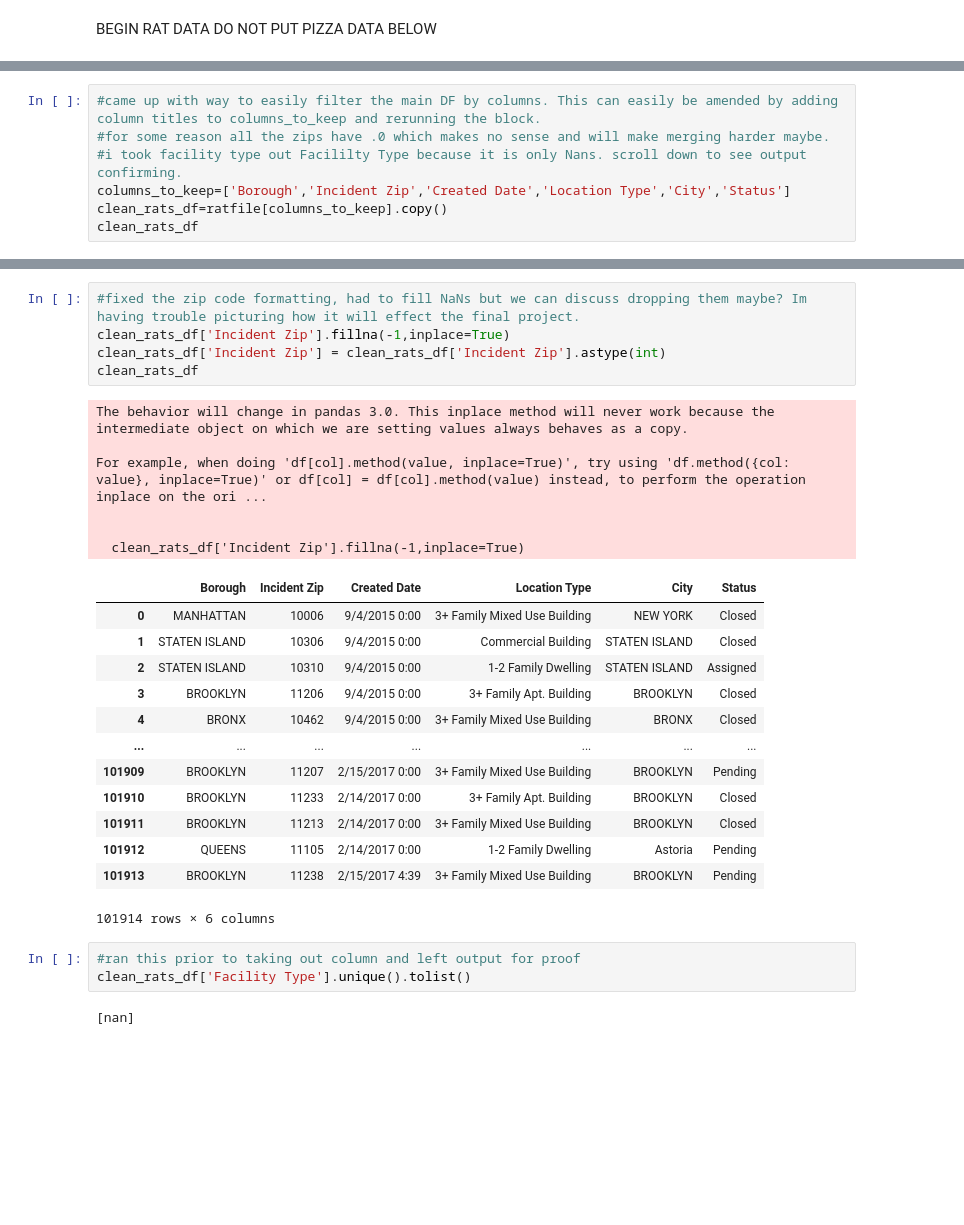
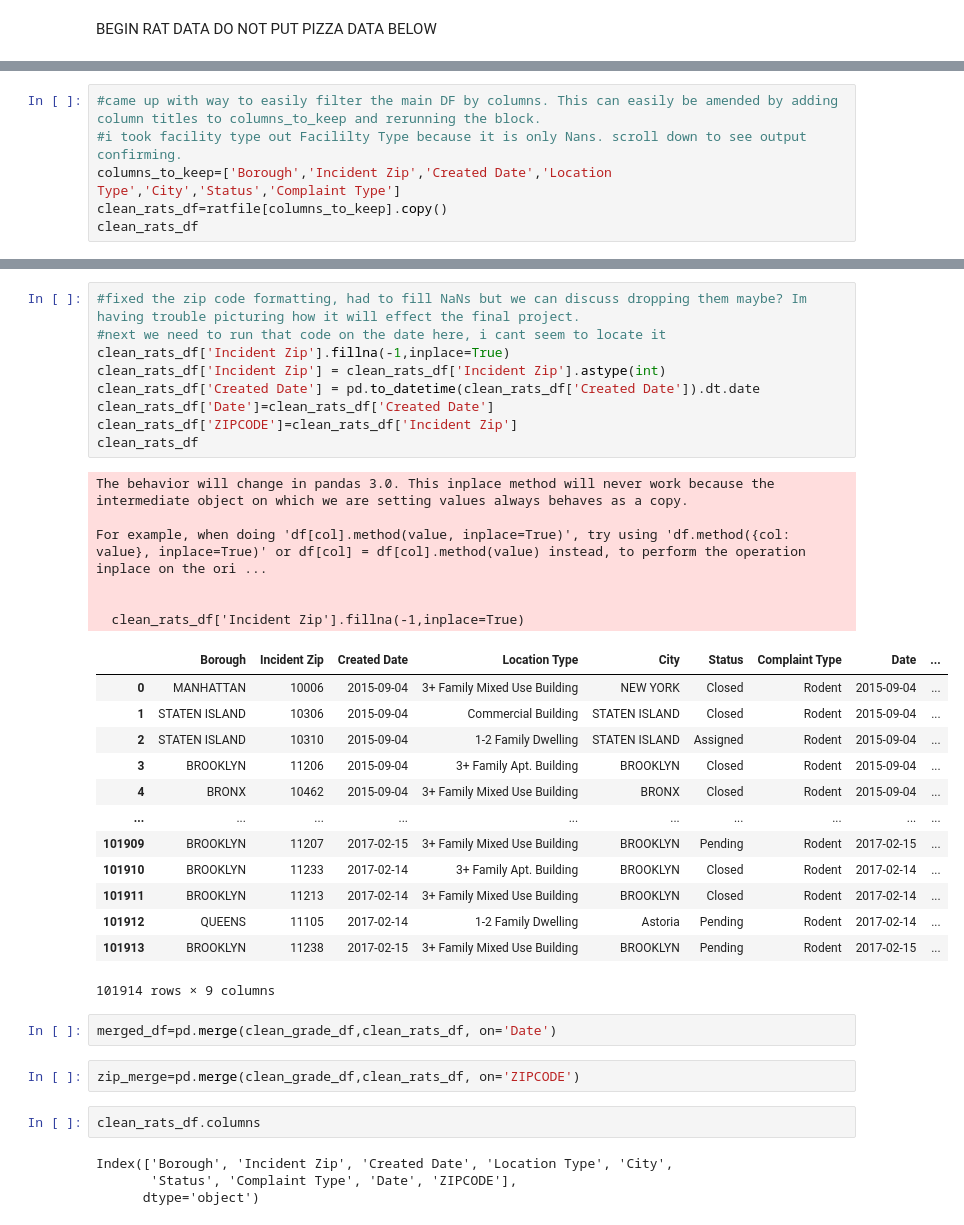
Before and after one commit to troyflood94/pizza_rats, a Jupyter notebook: pizza_rats.ipynb, the cells around one changed output, grey strips where cells are left out. Cells and saved outputs as stored; diff of their text form; blank space fills up the shorter version.

```diff
--- a/pizza_rats.ipynb
+++ b/pizza_rats.ipynb
@@ -96,8 +147,7 @@ ratfile
 # %%
 #came up with way to easily filter the main DF by columns. This can easily be amended by adding column titles to columns_to_keep and rerunning the block.
-#for some reason all the zips have .0 which makes no sense and will make merging harder maybe.
 #i took facility type out Facililty Type because it is only Nans. scroll down to see output confirming.
-columns_to_keep=['Borough','Incident Zip','Created Date','Location Type','City','Status']
+columns_to_keep=['Borough','Incident Zip','Created Date','Location Type','City','Status','Complaint Type']
 clean_rats_df=ratfile[columns_to_keep].copy()
 clean_rats_df
 # %% [output]
@@ -117,30 +167,39 @@ clean_rats_df
 # %%
 #fixed the zip code formatting, had to fill NaNs but we can discuss dropping them maybe? Im having trouble picturing how it will effect the final project.
+#next we need to run that code on the date here, i cant seem to locate it
 clean_rats_df['Incident Zip'].fillna(-1,inplace=True)
 clean_rats_df['Incident Zip'] = clean_rats_df['Incident Zip'].astype(int)
+clean_rats_df['Created Date'] = pd.to_datetime(clean_rats_df['Created Date']).dt.date
+clean_rats_df['Date']=clean_rats_df['Created Date']
+clean_rats_df['ZIPCODE']=clean_rats_df['Incident Zip']
 clean_rats_df
 # %% [output]
 The behavior will change in pandas 3.0. This inplace method will never work because the intermediate object on which we are setting values always behaves as a copy.
 
 For example, when doing 'df[col].method(value, inplace=True)', try using 'df.method({col: value}, inplace=True)' or df[col] = df[col].method(value) instead, to perform the operation inplace on the ori ...
 
 
   clean_rats_df['Incident Zip'].fillna(-1,inplace=True)
-|  | Borough | Incident Zip | Created Date | Location Type | City | Status |
-| 0 | MANHATTAN | 10006 | 9/4/2015 0:00 | 3+ Family Mixed Use Building | NEW YORK | Closed |
-| 1 | STATEN ISLAND | 10306 | 9/4/2015 0:00 | Commercial Building | STATEN ISLAND | Closed |
-| 2 | STATEN ISLAND | 10310 | 9/4/2015 0:00 | 1-2 Family Dwelling | STATEN ISLAND | Assigned |
-| 3 | BROOKLYN | 11206 | 9/4/2015 0:00 | 3+ Family Apt. Building | BROOKLYN | Closed |
-| 4 | BRONX | 10462 | 9/4/2015 0:00 | 3+ Family Mixed Use Building | BRONX | Closed |
-| ... | ... | ... | ... | ... | ... | ... |
-| 101909 | BROOKLYN | 11207 | 2/15/2017 0:00 | 3+ Family Mixed Use Building | BROOKLYN | Pending |
-| 101910 | BROOKLYN | 11233 | 2/14/2017 0:00 | 3+ Family Apt. Building | BROOKLYN | Closed |
-| 101911 | BROOKLYN | 11213 | 2/14/2017 0:00 | 3+ Family Mixed Use Building | BROOKLYN | Closed |
-| 101912 | QUEENS | 11105 | 2/14/2017 0:00 | 1-2 Family Dwelling | Astoria | Pending |
-| 101913 | BROOKLYN | 11238 | 2/15/2017 4:39 | 3+ Family Mixed Use Building | BROOKLYN | Pending |
+|  | Borough | Incident Zip | Created Date | Location Type | City | Status | Complaint Type | Date | ... |
+| 0 | MANHATTAN | 10006 | 2015-09-04 | 3+ Family Mixed Use Building | NEW YORK | Closed | Rodent | 2015-09-04 | ... |
+| 1 | STATEN ISLAND | 10306 | 2015-09-04 | Commercial Building | STATEN ISLAND | Closed | Rodent | 2015-09-04 | ... |
+| 2 | STATEN ISLAND | 10310 | 2015-09-04 | 1-2 Family Dwelling | STATEN ISLAND | Assigned | Rodent | 2015-09-04 | ... |
+| 3 | BROOKLYN | 11206 | 2015-09-04 | 3+ Family Apt. Building | BROOKLYN | Closed | Rodent | 2015-09-04 | ... |
+| 4 | BRONX | 10462 | 2015-09-04 | 3+ Family Mixed Use Building | BRONX | Closed | Rodent | 2015-09-04 | ... |
+| ... | ... | ... | ... | ... | ... | ... | ... | ... | ... |
+| 101909 | BROOKLYN | 11207 | 2017-02-15 | 3+ Family Mixed Use Building | BROOKLYN | Pending | Rodent | 2017-02-15 | ... |
+| 101910 | BROOKLYN | 11233 | 2017-02-14 | 3+ Family Apt. Building | BROOKLYN | Closed | Rodent | 2017-02-14 | ... |
+| 101911 | BROOKLYN | 11213 | 2017-02-14 | 3+ Family Mixed Use Building | BROOKLYN | Closed | Rodent | 2017-02-14 | ... |
+| 101912 | QUEENS | 11105 | 2017-02-14 | 1-2 Family Dwelling | Astoria | Pending | Rodent | 2017-02-14 | ... |
+| 101913 | BROOKLYN | 11238 | 2017-02-15 | 3+ Family Mixed Use Building | BROOKLYN | Pending | Rodent | 2017-02-15 | ... |
-101914 rows × 6 columns
+101914 rows × 9 columns
-# %%
-#ran this prior to taking out column and left output for proof
-clean_rats_df['Facility Type'].unique().tolist()
-# %% [output]
-[nan]
+# %%
+merged_df=pd.merge(clean_grade_df,clean_rats_df, on='Date')
+# %%
+zip_merge=pd.merge(clean_grade_df,clean_rats_df, on='ZIPCODE')
+# %%
+clean_rats_df.columns
+# %% [output]
+Index(['Borough', 'Incident Zip', 'Created Date', 'Location Type', 'City',
+       'Status', 'Complaint Type', 'Date', 'ZIPCODE'],
+      dtype='object')
```
Also changed, not shown: parts of 18 cells of this notebook.
